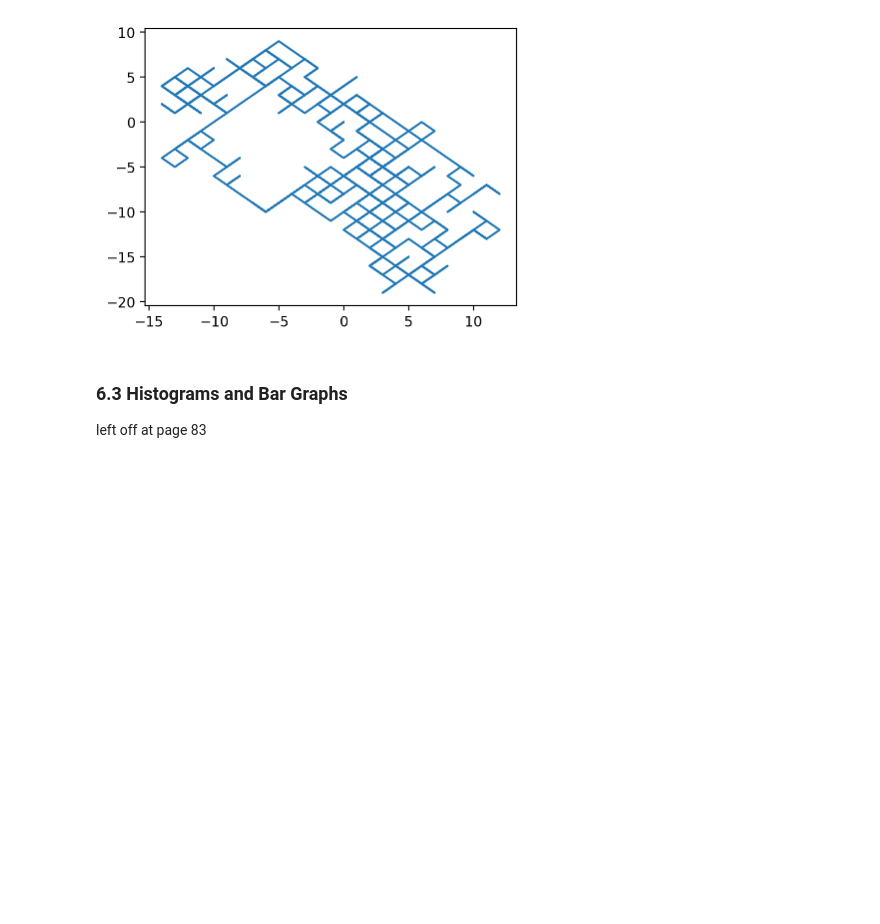
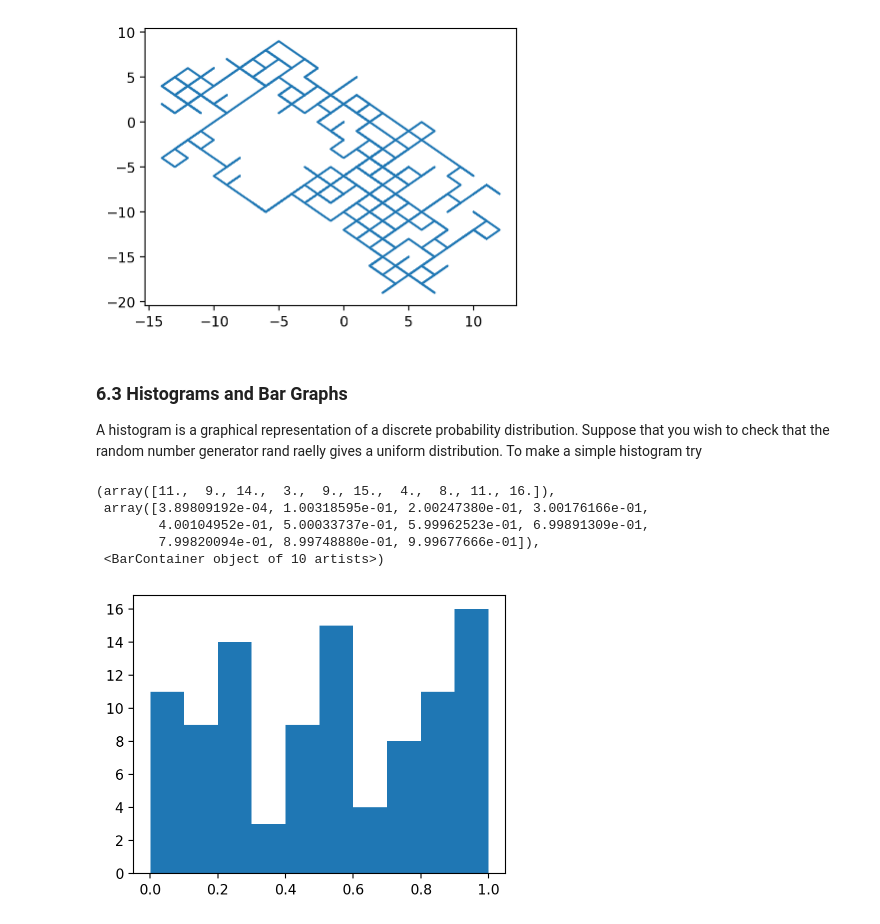
Before and after one commit to e-d-p-9/Physical-Modeling-with-Python, a Jupyter notebook: Ch6/ch6-notes.ipynb, the cells around one changed output. Drawn from its saved outputs; the diff is of its cells as text; code cells hidden in the pictures; blank space fills up the shorter version.

```diff
--- a/Ch6/ch6-notes.ipynb
+++ b/Ch6/ch6-notes.ipynb
@@ -504,7 +504,19 @@ for i in range(num_walks):
 [figure]
 [figure]
 [figure]
-# %% [markdown]
-### 6.3 Histograms and Bar Graphs
-
-left off at page 83
+# %% [markdown]
+### 6.3 Histograms and Bar Graphs
+
+A histogram is a graphical representation of a discrete probability distribution.  Suppose that you wish to check that the random number generator rand raelly gives a uniform distribution.  To make a simple histogram try
+# %%
+# histogram.py
+from numpy.random import rand as rand
+data = rand(100)
+plt.hist(data)
+# %% [output]
+(array([11.,  9., 14.,  3.,  9., 15.,  4.,  8., 11., 16.]),
+ array([3.89809192e-04, 1.00318595e-01, 2.00247380e-01, 3.00176166e-01,
+        4.00104952e-01, 5.00033737e-01, 5.99962523e-01, 6.99891309e-01,
+        7.99820094e-01, 8.99748880e-01, 9.99677666e-01]),
+ <BarContainer object of 10 artists>)
+[figure, added]
```
Also changed, not shown: parts of 4 cells of this notebook.
